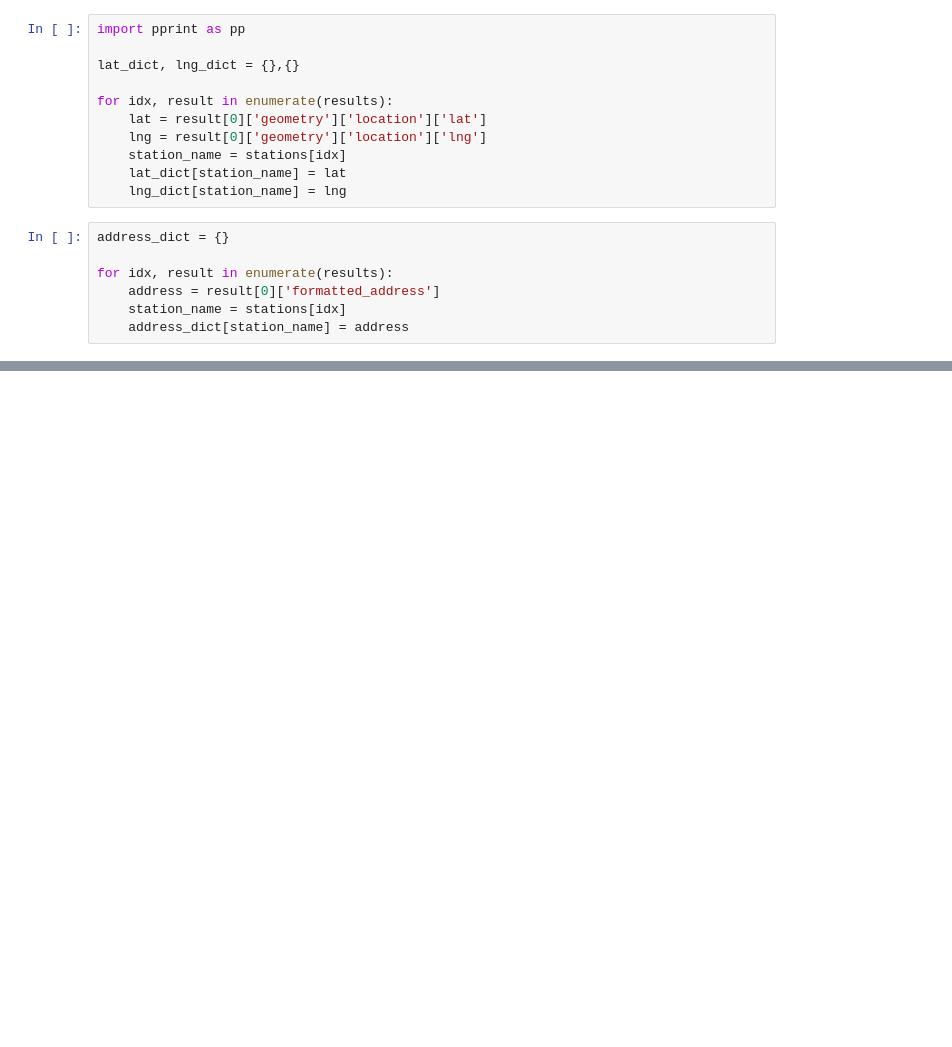
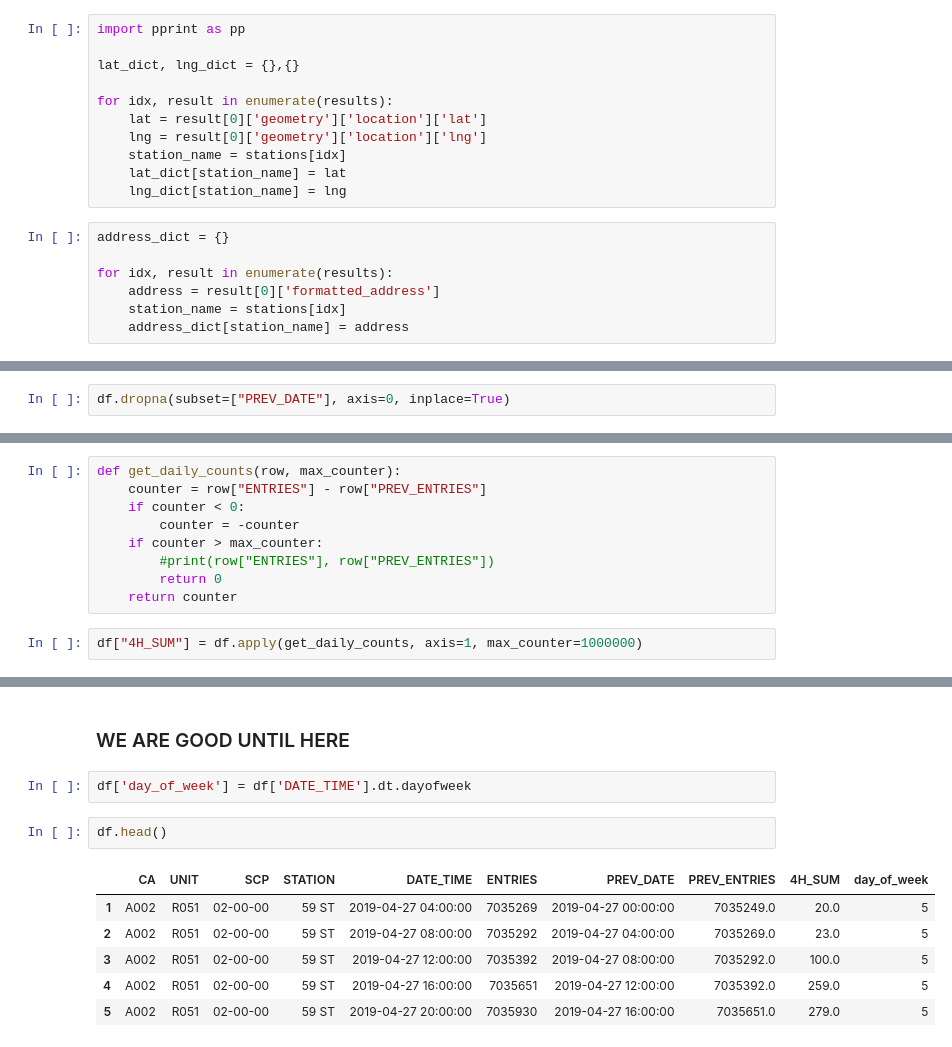
Before and after one commit to JRFR19/Metis-Project-1, a Jupyter notebook: Merge MTA Data and Clean.ipynb, the cells around one changed output, grey strips where cells are left out. Cells and saved outputs as stored; diff of their text form; blank space fills up the shorter version.

```diff
--- a/Merge MTA Data and Clean.ipynb
+++ b/Merge MTA Data and Clean.ipynb
@@ -107,0 +142,2 @@ for idx, result in enumerate(results):
+# %%
+df.dropna(subset=["PREV_DATE"], axis=0, inplace=True)
@@ -107,0 +166,11 @@ for idx, result in enumerate(results):
+# %%
+def get_daily_counts(row, max_counter):
+    counter = row["ENTRIES"] - row["PREV_ENTRIES"]
+    if counter < 0:
+        counter = -counter
+    if counter > max_counter:
+        #print(row["ENTRIES"], row["PREV_ENTRIES"])
+        return 0
+    return counter
+# %%
+df["4H_SUM"] = df.apply(get_daily_counts, axis=1, max_counter=1000000)
@@ -107,0 +186,13 @@ for idx, result in enumerate(results):
+# %% [markdown]
+### WE ARE GOOD UNTIL HERE
+# %%
+df['day_of_week'] = df['DATE_TIME'].dt.dayofweek
+# %%
+df.head()
+# %% [output]
+|  | CA | UNIT | SCP | STATION | DATE_TIME | ENTRIES | PREV_DATE | PREV_ENTRIES | 4H_SUM | day_of_week |
+| 1 | A002 | R051 | 02-00-00 | 59 ST | 2019-04-27 04:00:00 | 7035269 | 2019-04-27 00:00:00 | 7035249.0 | 20.0 | 5 |
+| 2 | A002 | R051 | 02-00-00 | 59 ST | 2019-04-27 08:00:00 | 7035292 | 2019-04-27 04:00:00 | 7035269.0 | 23.0 | 5 |
+| 3 | A002 | R051 | 02-00-00 | 59 ST | 2019-04-27 12:00:00 | 7035392 | 2019-04-27 08:00:00 | 7035292.0 | 100.0 | 5 |
+| 4 | A002 | R051 | 02-00-00 | 59 ST | 2019-04-27 16:00:00 | 7035651 | 2019-04-27 12:00:00 | 7035392.0 | 259.0 | 5 |
+| 5 | A002 | R051 | 02-00-00 | 59 ST | 2019-04-27 20:00:00 | 7035930 | 2019-04-27 16:00:00 | 7035651.0 | 279.0 | 5 |
```
Also changed, not shown: parts of 57 cells of this notebook, 13 other files.
